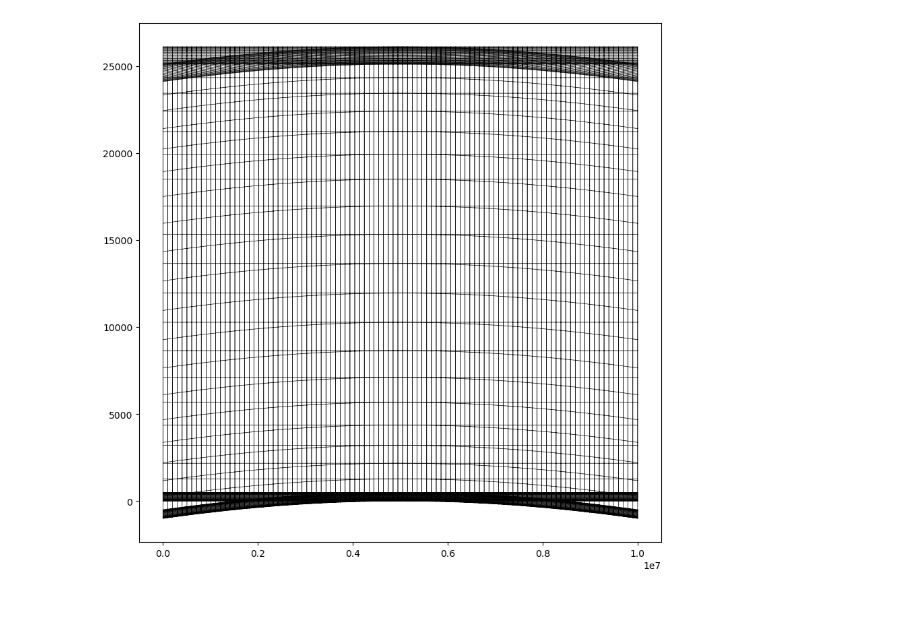
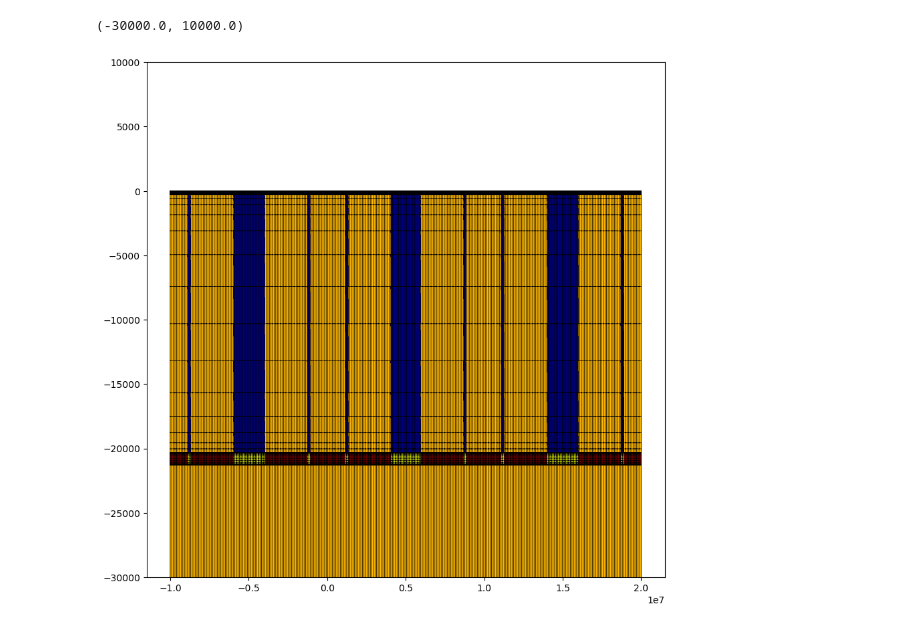
Before and after one commit to tiger4432/FEM-MY, a Jupyter notebook: FEM2.ipynb, the cells around one changed output. Cells and saved outputs as stored; diff of their text form; code cells hidden in the pictures.

```diff
--- a/FEM2.ipynb
+++ b/FEM2.ipynb
@@ -544,7 +692,7 @@ KeyboardInterrupt:
 # %%
-fig, ax = plt.subplots(figsize = (10,10))
-chip1.plot_defo(ax = ax)
-chip2.plot_defo(ax = ax)
-plt.show()
+fig,ax  = plt.subplots(figsize = (10,10))
+chip1.plot('stress', ax = ax)
+ax.set_ylim(-30e-6/ L0,10e-6/ L0)
 # %% [output]
+(-30000.0, 10000.0)
-[figure, old version]
+[figure, new version]
```
Also changed, not shown: parts of 4 cells of this notebook, 26 other files.
